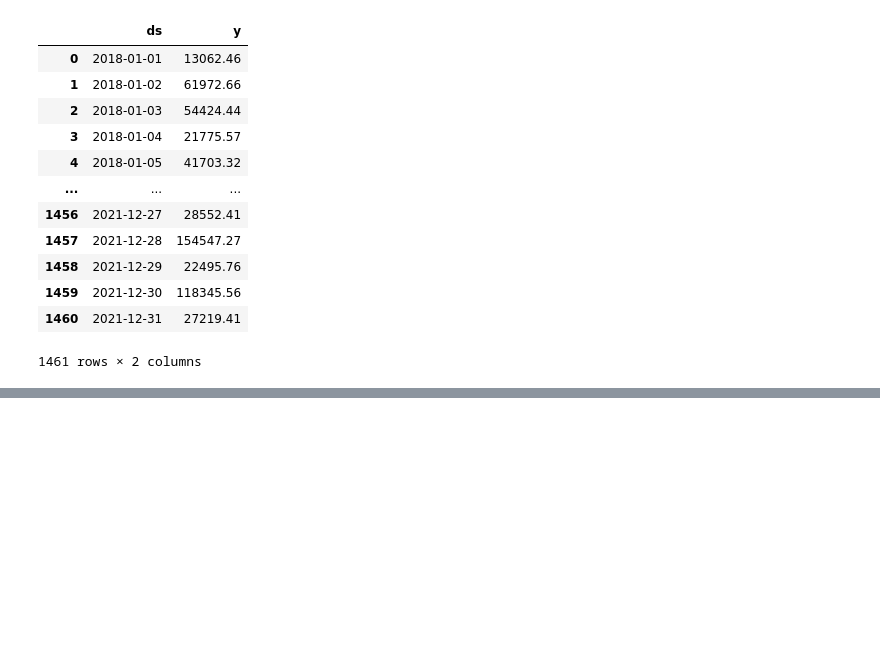
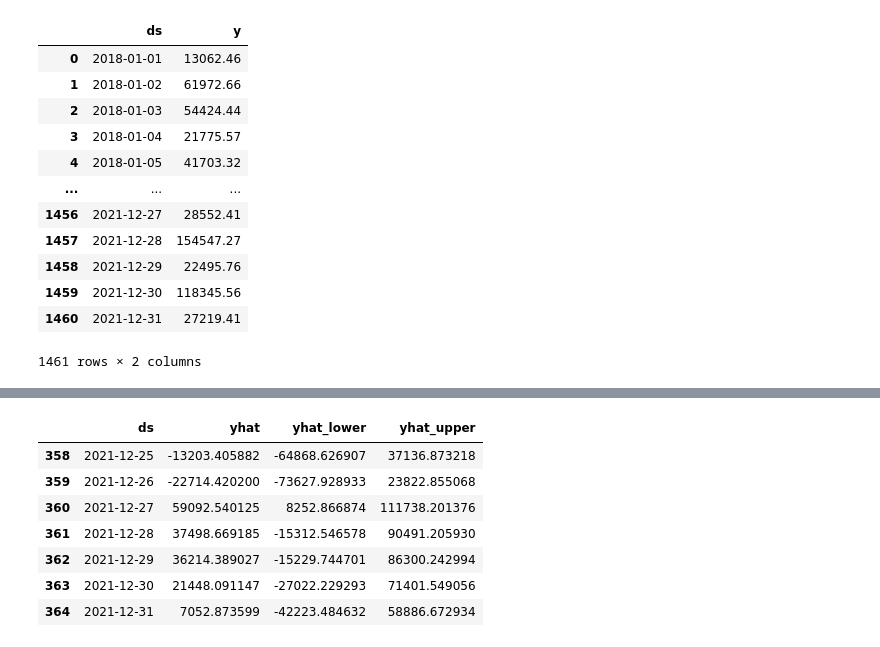
Before and after one commit to geanclm/7DaysOfCode, a Jupyter notebook: Despesas_CEAPS_2022_csv_Prophet.ipynb, the cells around one changed output, grey strips where cells are left out. Saved outputs shown, nothing was run; the diff lists cells and outputs as text; code cells hidden in the pictures; blank space fills up the shorter version.

```diff
--- a/Despesas_CEAPS_2022_csv_Prophet.ipynb
+++ b/Despesas_CEAPS_2022_csv_Prophet.ipynb
@@ -117,0 +252,11 @@ validation = df_ds_y[(df_ds_y['ds'].dt.year == 2021)] # dados para teste
+# %%
+forecast_v[['ds','yhat','yhat_lower','yhat_upper']].tail(7)
+# %% [output]
+|  | ds | yhat | yhat_lower | yhat_upper |
+| 358 | 2021-12-25 | -13203.405882 | -64868.626907 | 37136.873218 |
+| 359 | 2021-12-26 | -22714.420200 | -73627.928933 | 23822.855068 |
+| 360 | 2021-12-27 | 59092.540125 | 8252.866874 | 111738.201376 |
+| 361 | 2021-12-28 | 37498.669185 | -15312.546578 | 90491.205930 |
+| 362 | 2021-12-29 | 36214.389027 | -15229.744701 | 86300.242994 |
+| 363 | 2021-12-30 | 21448.091147 | -27022.229293 | 71401.549056 |
+| 364 | 2021-12-31 | 7052.873599 | -42223.484632 | 58886.672934 |
```
Also changed, not shown: parts of 28 cells of this notebook, 25 other files.
